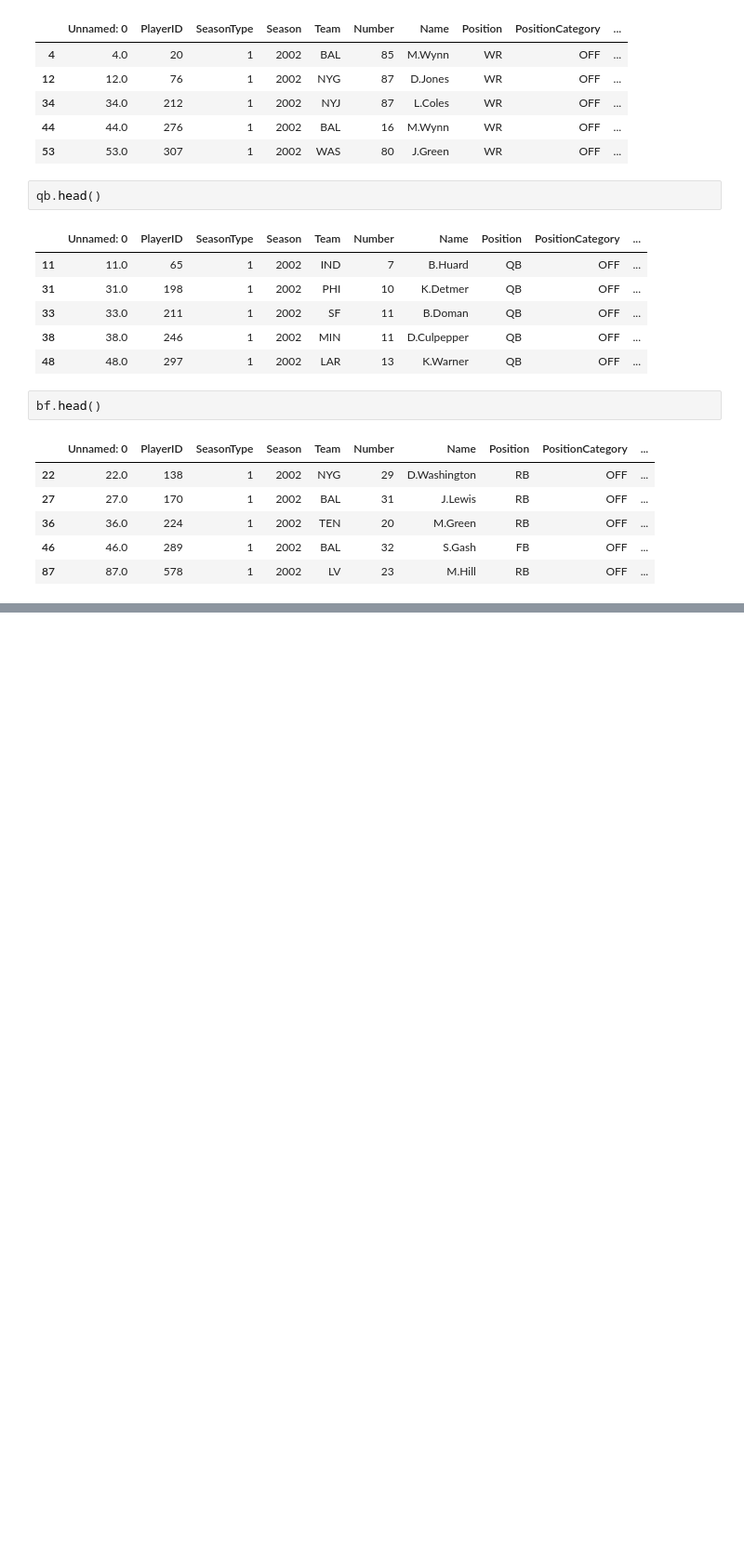
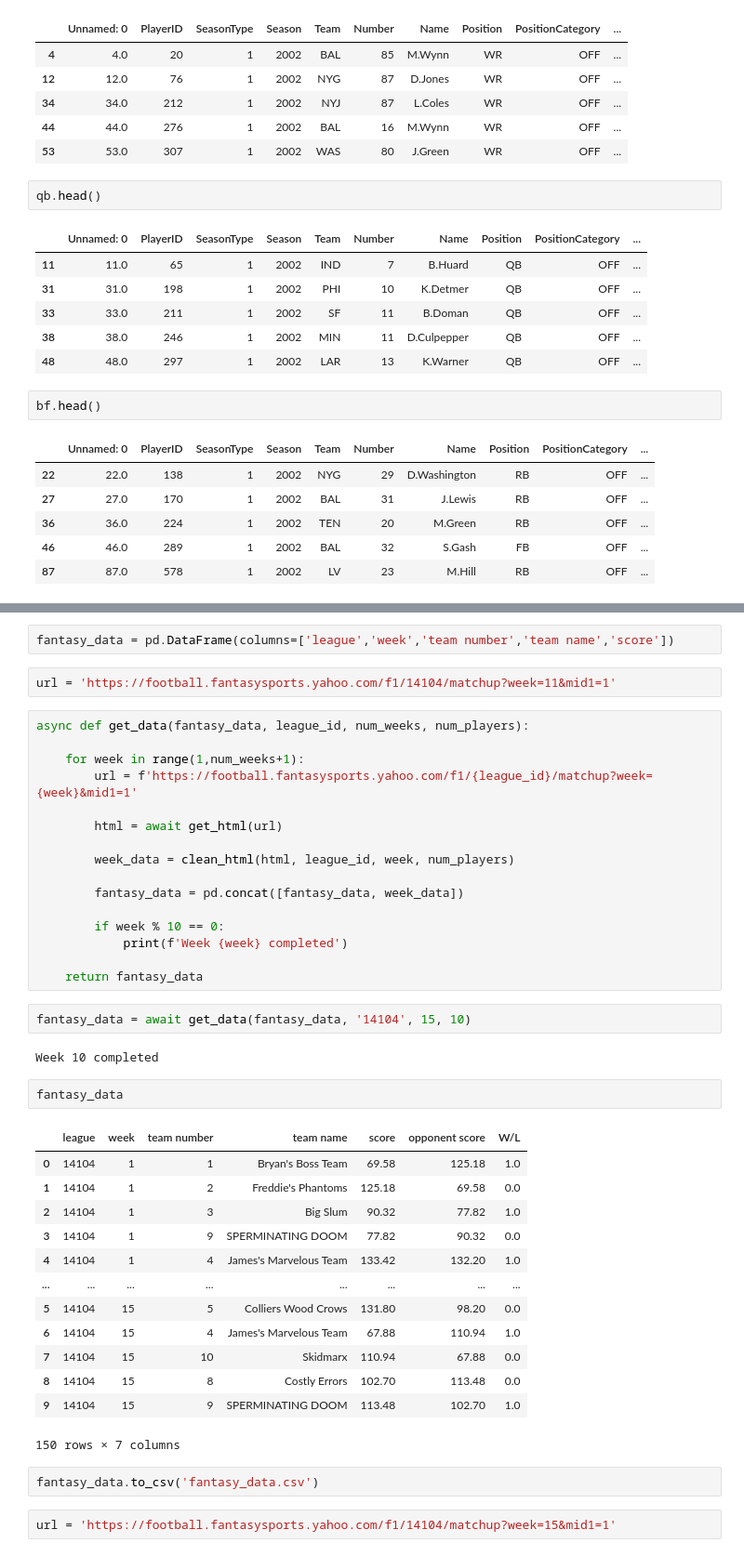
Before and after one commit to ffb-optimal-draft/ffb-draft-strategy, a Jupyter notebook: ian_explore.ipynb, the cells around one changed output, grey strips where cells are left out. Shown at 93% size. Cells and saved outputs as stored; diff of their text form; blank space fills up the shorter version.

```diff
--- a/ian_explore.ipynb
+++ b/ian_explore.ipynb
@@ -129,0 +149,44 @@ driver.get(url = 'https://www.google.com/')
+# %%
+fantasy_data = pd.DataFrame(columns=['league','week','team number','team name','score'])
+# %%
+url = 'https://football.fantasysports.yahoo.com/f1/14104/matchup?week=11&mid1=1'
+# %%
+async def get_data(fantasy_data, league_id, num_weeks, num_players):
+
+    for week in range(1,num_weeks+1):
+        url = f'https://football.fantasysports.yahoo.com/f1/{league_id}/matchup?week={week}&mid1=1'
+
+        html = await get_html(url)
+
+        week_data = clean_html(html, league_id, week, num_players)
+
+        fantasy_data = pd.concat([fantasy_data, week_data])
+
+        if week % 10 == 0:
+            print(f'Week {week} completed')
+
+    return fantasy_data
+# %%
+fantasy_data = await get_data(fantasy_data, '14104', 15, 10)
+# %% [output]
+Week 10 completed
+# %%
+fantasy_data
+# %% [output]
+|  | league | week | team number | team name | score | opponent score | W/L |
+| 0 | 14104 | 1 | 1 | Bryan's Boss Team | 69.58 | 125.18 | 1.0 |
+| 1 | 14104 | 1 | 2 | Freddie's Phantoms | 125.18 | 69.58 | 0.0 |
+| 2 | 14104 | 1 | 3 | Big Slum | 90.32 | 77.82 | 1.0 |
+| 3 | 14104 | 1 | 9 | SPERMINATING DOOM | 77.82 | 90.32 | 0.0 |
+| 4 | 14104 | 1 | 4 | James's Marvelous Team | 133.42 | 132.20 | 1.0 |
+| ... | ... | ... | ... | ... | ... | ... | ... |
+| 5 | 14104 | 15 | 5 | Colliers Wood Crows | 131.80 | 98.20 | 0.0 |
+| 6 | 14104 | 15 | 4 | James's Marvelous Team | 67.88 | 110.94 | 1.0 |
+| 7 | 14104 | 15 | 10 | Skidmarx | 110.94 | 67.88 | 0.0 |
+| 8 | 14104 | 15 | 8 | Costly Errors | 102.70 | 113.48 | 0.0 |
+| 9 | 14104 | 15 | 9 | SPERMINATING DOOM | 113.48 | 102.70 | 1.0 |
+150 rows × 7 columns
+# %%
+fantasy_data.to_csv('fantasy_data.csv')
+# %%
+url = 'https://football.fantasysports.yahoo.com/f1/14104/matchup?week=15&mid1=1'
```
Also changed, not shown: parts of 20 cells of this notebook.
